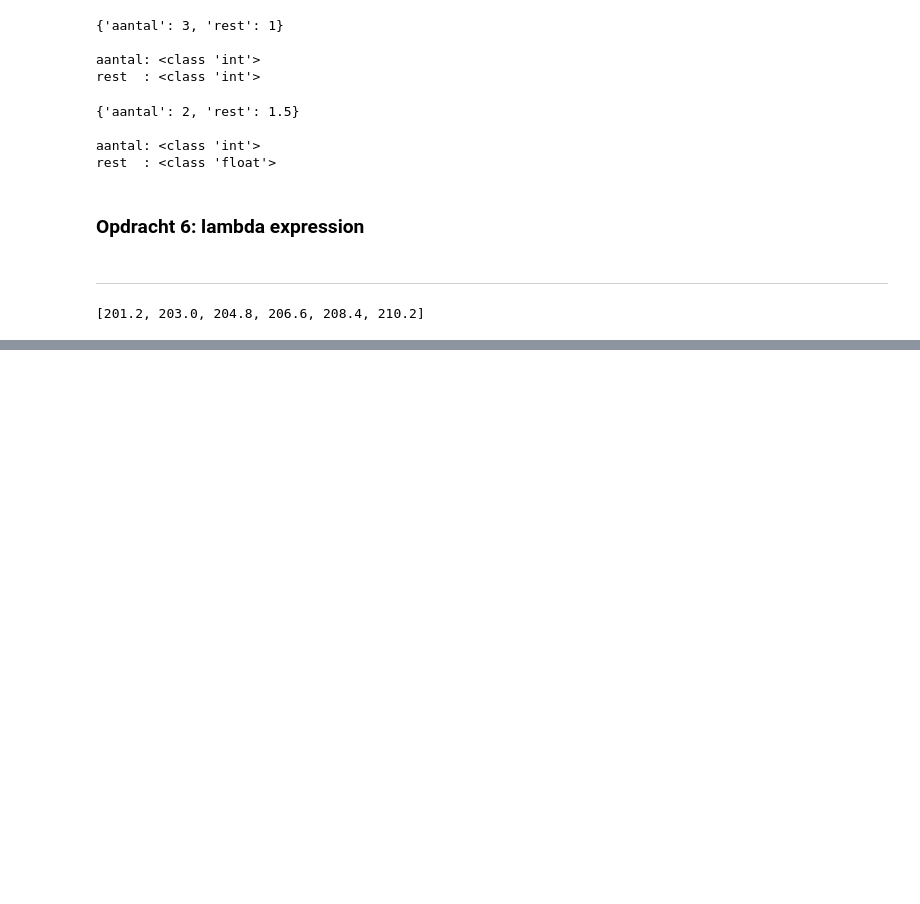
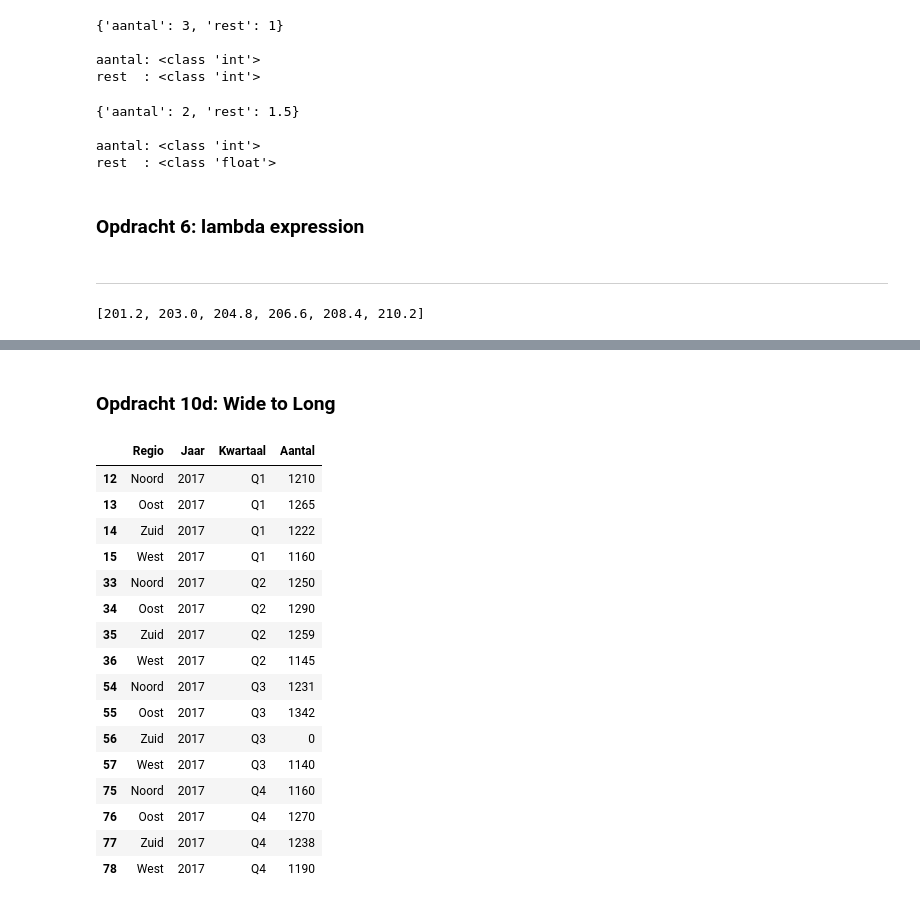
Before and after one commit to Brinkhuis/Cursus, a Jupyter notebook: notebooks/antwoorden.ipynb, the cells around one changed output, grey strips where cells are left out. Cells and saved outputs as stored; diff of their text form; code cells hidden in the pictures; blank space fills up the shorter version.

```diff
--- a/notebooks/antwoorden.ipynb
+++ b/notebooks/antwoorden.ipynb
@@ -351,0 +528,8 @@ list(filter(lambda f: f > 200, map(lambda c: c * 9 / 5 + 32, celsius)))
+# %%
+excel = pd.read_excel(io = '../data/leesmij.xlsx',
+                      sheet_name = None,
+                      skiprows = 2,
+                      usecols = 'D:H',
+                      skipfooter = 1,
+                      na_values = '???'
+                     )
@@ -351,0 +557,8 @@ list(filter(lambda f: f > 200, map(lambda c: c * 9 / 5 + 32, celsius)))
+# %%
+df = pd.DataFrame() # creëer een leeg DataFrame
+for key in excel.keys():
+    sheet = excel[key].fillna(0) # fill na-values with zero
+    sheet[['Q1', 'Q2', 'Q3', 'Q4']] = sheet[['Q1', 'Q2', 'Q3', 'Q4']].astype(int) # convert float to int
+    sheet['Jaar'] = int(key)
+    df = pd.concat([df, sheet], ignore_index = True) # alternatief: df = df.append(sheet, ignore_index = True)
+df.tail(9) # toon laatste 2 jaar
@@ -351,0 +576,24 @@ list(filter(lambda f: f > 200, map(lambda c: c * 9 / 5 + 32, celsius)))
+# %% [markdown]
+### Opdracht 10d: Wide to Long
+# %%
+# wide to long
+df_long = pd.melt(df, id_vars = ['Regio', 'Jaar'], var_name = 'Kwartaal', value_name = 'Aantal')
+df_long[df_wide.Jaar == 2017] # toon jaar 2017
+# %% [output]
+|  | Regio | Jaar | Kwartaal | Aantal |
+| 12 | Noord | 2017 | Q1 | 1210 |
+| 13 | Oost | 2017 | Q1 | 1265 |
+| 14 | Zuid | 2017 | Q1 | 1222 |
+| 15 | West | 2017 | Q1 | 1160 |
+| 33 | Noord | 2017 | Q2 | 1250 |
+| 34 | Oost | 2017 | Q2 | 1290 |
+| 35 | Zuid | 2017 | Q2 | 1259 |
+| 36 | West | 2017 | Q2 | 1145 |
+| 54 | Noord | 2017 | Q3 | 1231 |
+| 55 | Oost | 2017 | Q3 | 1342 |
+| 56 | Zuid | 2017 | Q3 | 0 |
+| 57 | West | 2017 | Q3 | 1140 |
+| 75 | Noord | 2017 | Q4 | 1160 |
+| 76 | Oost | 2017 | Q4 | 1270 |
+| 77 | Zuid | 2017 | Q4 | 1238 |
+| 78 | West | 2017 | Q4 | 1190 |
```
Also changed, not shown: parts of 29 cells of this notebook, 9 other files.
